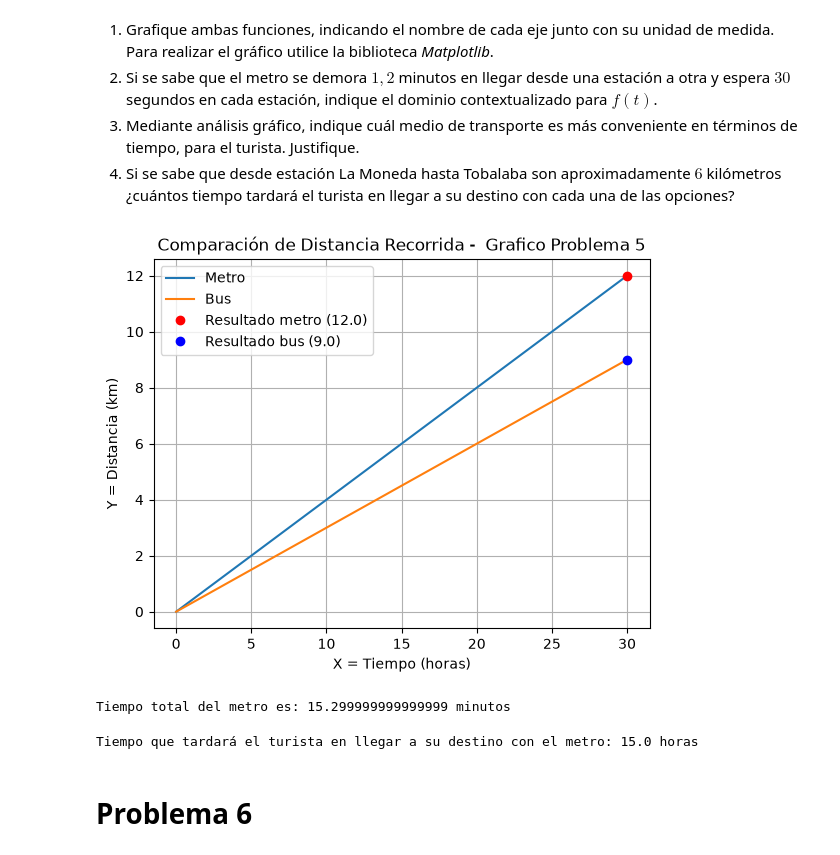
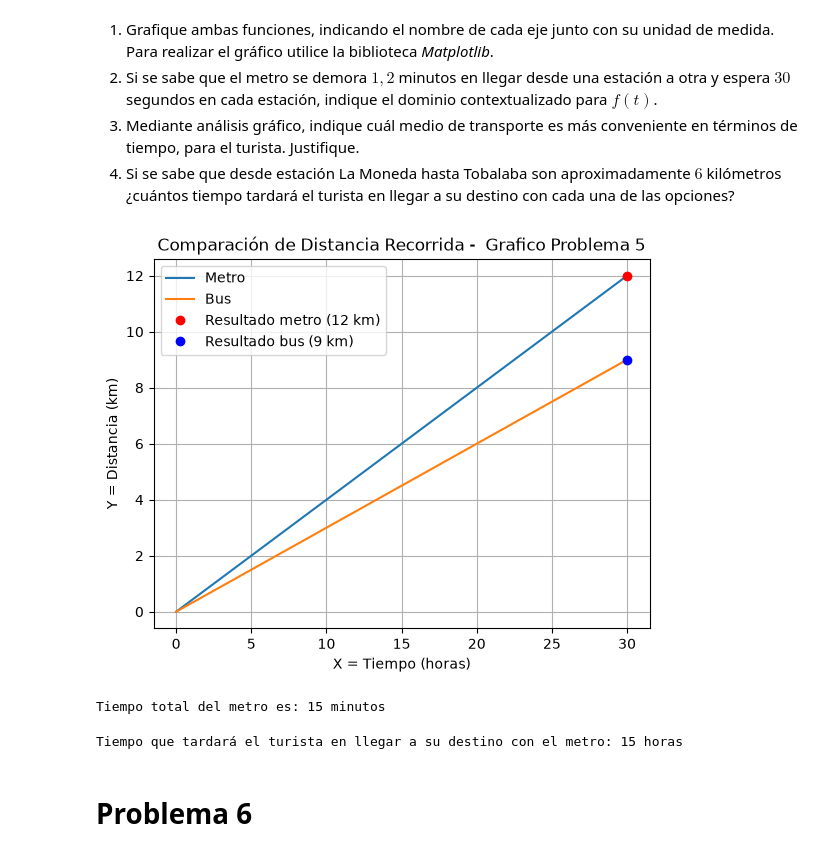
Before and after one commit to AleLagosP/Matematica-Aplicada-con-Python, a Jupyter notebook: Clase 1 - inrtroduccion/G1_Funciones.ipynb, the cells around one changed output. Cells and saved outputs as stored; diff of their text form; code cells hidden in the pictures.

```diff
--- a/Clase 1 - inrtroduccion/G1_Funciones.ipynb
+++ b/Clase 1 - inrtroduccion/G1_Funciones.ipynb
@@ -185,36 +185,36 @@ Según la información anterior:
 # %%
 #  Datos del caso:
 # F(t) = 0.4t Metro
 # G(t) = 0.3 Bus
 
 import matplotlib.pyplot as plt
 def metro(t):
     return 0.4 * t
 
 def bus(t):
     return 0.3 * t
 
 tiempo = range(0, 31)
 
 distancia_metro = []
 distancia_bus = []
 
 for t in tiempo:
     distancia_metro.append(metro(t))
     distancia_bus.append(bus(t))
 
 plt.plot(tiempo, distancia_metro, label="Metro")
 plt.plot(tiempo, distancia_bus, label="Bus")
-plt.plot(30, metro(30), 'ro', label=f"Resultado metro ({metro(30)})")
-plt.plot(30, bus(30), 'bo', label=f"Resultado bus ({bus(30)})")
+plt.plot(30, metro(30), 'ro', label=f"Resultado metro ({metro(30):.0f} km)")
+plt.plot(30, bus(30), 'bo', label=f"Resultado bus ({bus(30):.0f} km)")
 plt.ylabel("Y = Distancia (km)")
 plt.xlabel("X = Tiempo (horas)")
 plt.title("Comparación de Distancia Recorrida -  Grafico Problema 5")
 plt.legend()
 plt.grid()
 plt.show()
 # %% [output]
-[figure, old version]
+[figure, new version]
 # %%
 #Datos del caso:
 # Son 9 estaciones, por lo que el tiempo total del metro es de (9 * 1.2) + (9 * 0.5) minutos.
@@ -222,18 +222,18 @@ plt.show()
 # espera 30 segundos en cada estación.
 
 tiempo_total_metro = (9 * 1.2) + (9 * 0.5)
-print(f"Tiempo total del metro es: {tiempo_total_metro} minutos")
+print(f"Tiempo total del metro es: {tiempo_total_metro:.0f} minutos")
 # %% [output]
-Tiempo total del metro es: 15.299999999999999 minutos
+Tiempo total del metro es: 15 minutos
 # %%
 #Datos del caso:
 # La distancia entre La Moneda y Tobalaba es de 6 kilómetros.
 # Para el metro, la velocidad es de 0.4 km/h.
 
 tiempo_metro_6km = 6 / 0.4
-print(f"Tiempo que tardará el turista en llegar a su destino con el metro: {tiempo_metro_6km} horas")
+print(f"Tiempo que tardará el turista en llegar a su destino con el metro: {tiempo_metro_6km:.0f} horas")
 # %% [output]
-Tiempo que tardará el turista en llegar a su destino con el metro: 15.0 horas
+Tiempo que tardará el turista en llegar a su destino con el metro: 15 horas
 # %% [markdown]
 # Problema 6
 # %% [markdown]
```
Also changed, not shown: parts of 3 cells of this notebook.
